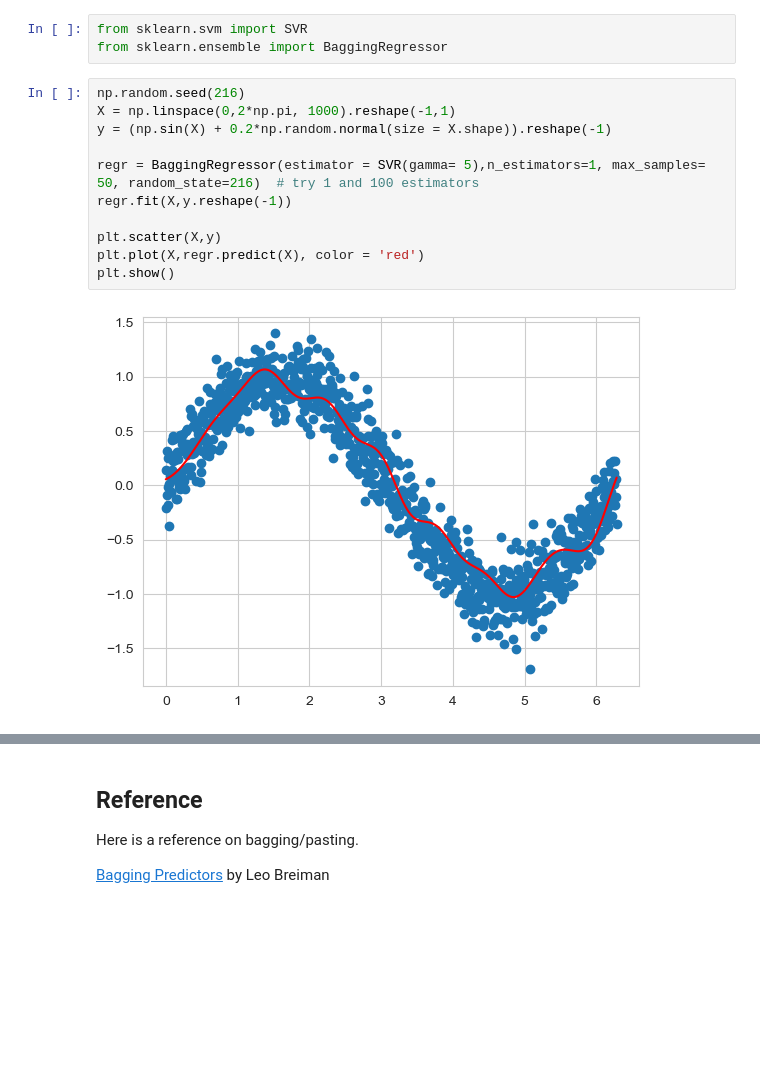
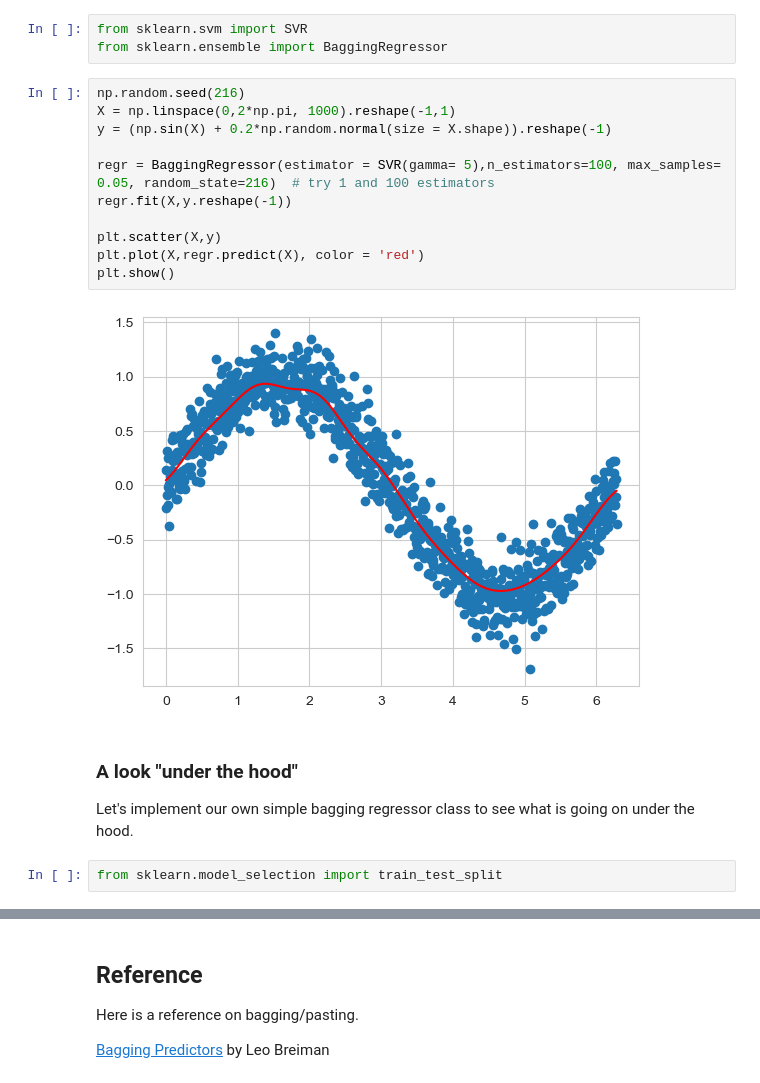
Before and after one commit to parabamoghv/Erdos_AU2024_copy, a Jupyter notebook: 10_ensemble_I/lecture_10/3_Bagging_and_Pasting_Complete.ipynb, the cells around one changed output, grey strips where cells are left out. Saved outputs shown, nothing was run; the diff lists cells and outputs as text; blank space fills up the shorter version.

```diff
--- a/10_ensemble_I/lecture_10/3_Bagging_and_Pasting_Complete.ipynb
+++ b/10_ensemble_I/lecture_10/3_Bagging_and_Pasting_Complete.ipynb
@@ -255,13 +255,19 @@ from sklearn.ensemble import BaggingRegressor
 # %%
 np.random.seed(216)
 X = np.linspace(0,2*np.pi, 1000).reshape(-1,1)
 y = (np.sin(X) + 0.2*np.random.normal(size = X.shape)).reshape(-1)
 
-regr = BaggingRegressor(estimator = SVR(gamma= 5),n_estimators=1, max_samples= 50, random_state=216)  # try 1 and 100 estimators
+regr = BaggingRegressor(estimator = SVR(gamma= 5),n_estimators=100, max_samples= 0.05, random_state=216)  # try 1 and 100 estimators
 regr.fit(X,y.reshape(-1))
 
 plt.scatter(X,y)
 plt.plot(X,regr.predict(X), color = 'red')
 plt.show()
 # %% [output]
-[figure, old version]
+[figure, new version]
+# %% [markdown]
+### A look "under the hood"
+
+Let's implement our own simple bagging regressor class to see what is going on under the hood.
+# %%
+from sklearn.model_selection import train_test_split
```
Also changed, not shown: parts of 3 cells of this notebook.
